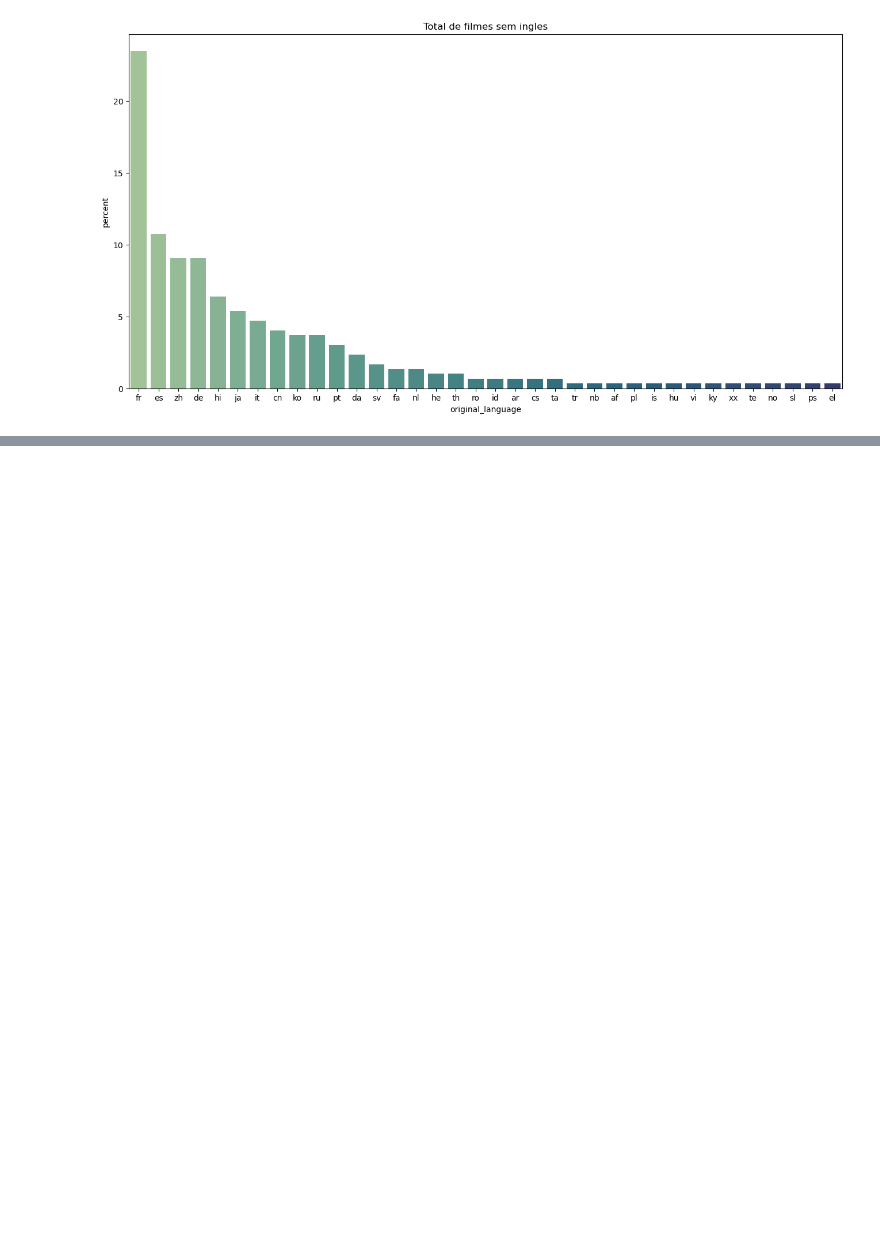
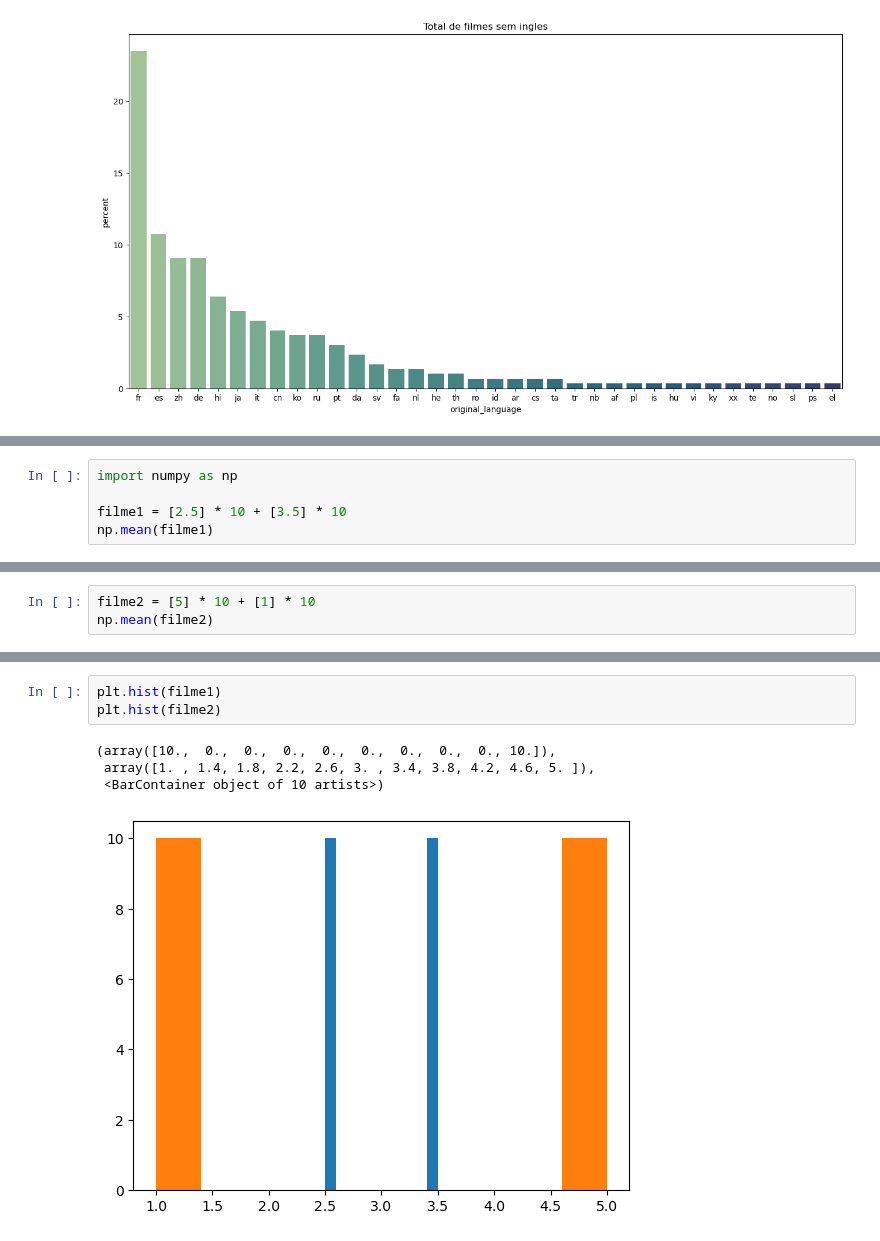
Before and after one commit to carlosvinicius-ai/DataScience, a Jupyter notebook: Codigos/introducao_data_science.ipynb, the cells around one changed output, grey strips where cells are left out. Saved outputs shown, nothing was run; the diff lists cells and outputs as text; blank space fills up the shorter version.

```diff
--- a/Codigos/introducao_data_science.ipynb
+++ b/Codigos/introducao_data_science.ipynb
@@ -343,0 +325,5 @@ Name: proportion, dtype: float64
+# %%
+import numpy as np
+
+filme1 = [2.5] * 10 + [3.5] * 10
+np.mean(filme1)
@@ -343,0 +332,3 @@ Name: proportion, dtype: float64
+# %%
+filme2 = [5] * 10 + [1] * 10
+np.mean(filme2)
@@ -343,0 +354,8 @@ Name: proportion, dtype: float64
+# %%
+plt.hist(filme1)
+plt.hist(filme2)
+# %% [output]
+(array([10.,  0.,  0.,  0.,  0.,  0.,  0.,  0.,  0., 10.]),
+ array([1. , 1.4, 1.8, 2.2, 2.6, 3. , 3.4, 3.8, 4.2, 4.6, 5. ]),
+ <BarContainer object of 10 artists>)
+[figure, added]
```
Also changed, not shown: parts of 5 cells of this notebook.
